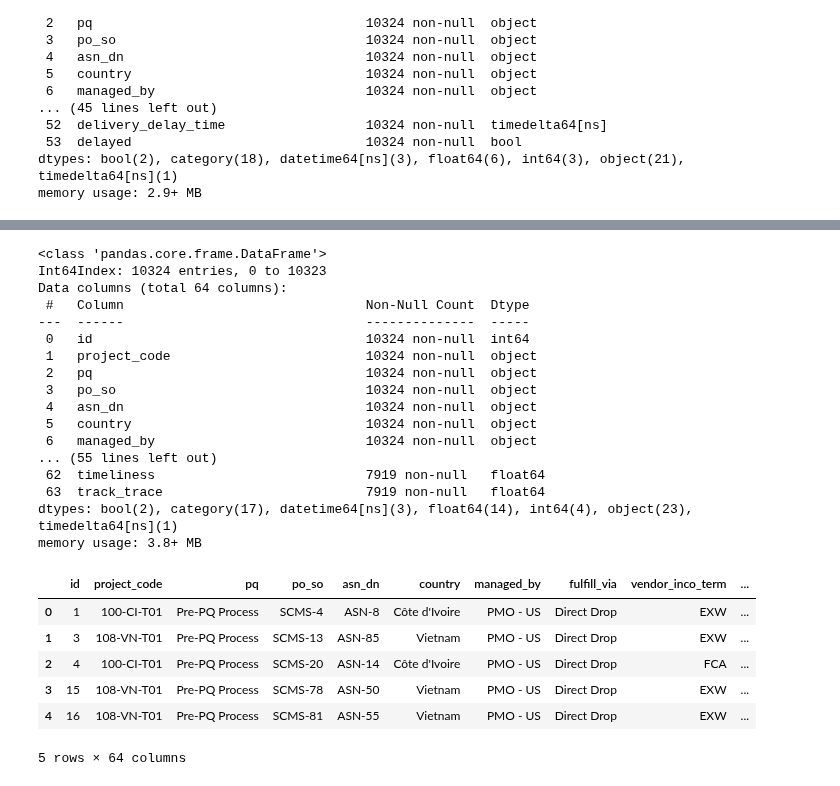
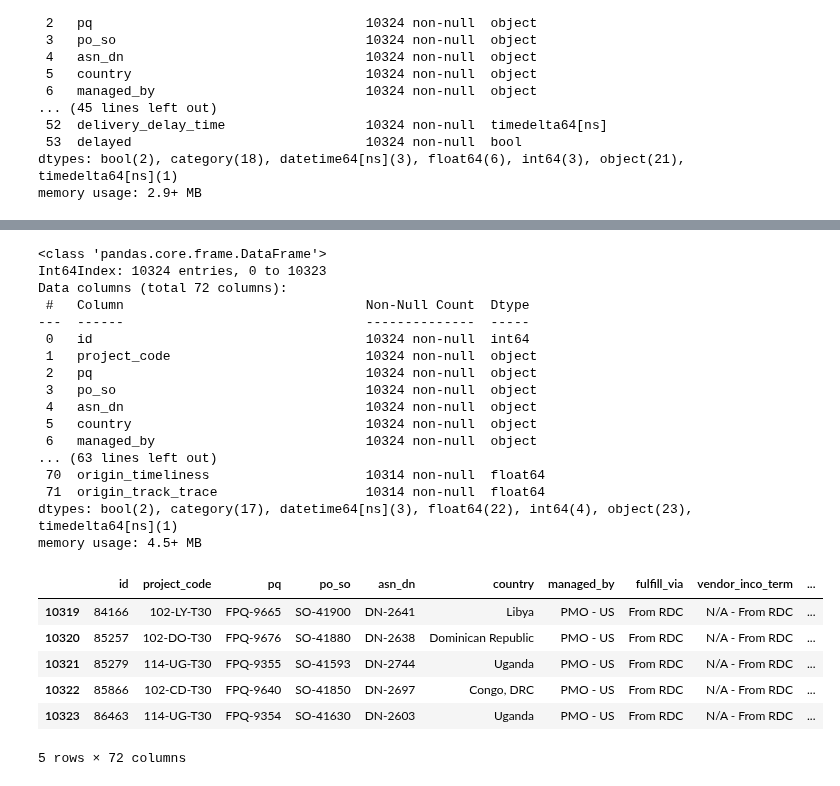
Before and after one commit to QinrenZhou/Supply-Chain-Machine-Learning-Analysis, a Jupyter notebook: Data Cleaning and Feature Engineering.ipynb, the cells around one changed output, grey strips where cells are left out. Saved outputs shown, nothing was run; the diff lists cells and outputs as text; code cells hidden in the pictures.

```diff
--- a/Data Cleaning and Feature Engineering.ipynb
+++ b/Data Cleaning and Feature Engineering.ipynb
@@ -903,6 +943,8 @@ https://lpi.worldbank.org/international/global?sort=asc&order=Infrastructure
 # %%
 fsi_lpi_df = pd.read_csv('./Data/lpi_fsi.csv')#From 2006 to 2017
 fsi_lpi_df.rename(columns={'year':'delivered_to_client_date_y'}, inplace=True)
+fsi_lpi_df["country"] = fsi_lpi_df["country"].replace(["C?te d'Ivoire"],"Côte d'Ivoire")
+
 fsi_lpi_df.head()
 # %% [output]
 |  | fsi | delivered_to_client_date_y | country | customs | infra | intl_ship | logistic_qlty | lpi | ... |
@@ -1001,0 +1098,3 @@ final_df = pd.merge(final_df, fsi_lpi_df, on = ['country','delivered_to_client_d
+# %%
+final_df = pd.merge(complete_df,factory_map_df)
+final_df = pd.merge(final_df, fsi_lpi_df, on = ['country','delivered_to_client_date_y'], how = 'left')
@@ -1002,9 +1110,14 @@ final_df = pd.merge(final_df, fsi_lpi_df, on = ['country','delivered_to_client_d
+# %%
+fsi_lpi_df.rename(columns={'fsi':'origin_fsi','country':'origin_country','customs':'origin_customs',
+                           'infra':'origin_infra','intl_ship':'origin_intl_ship','logistic_qlty':'origin_logistic_qlty',
+                           'lpi':'origin_lpi','timeliness':'origin_timeliness','track_trace':'origin_track_trace'}, inplace=True)
+final_df = pd.merge(final_df, fsi_lpi_df,on = ['origin_country','delivered_to_client_date_y'], how = 'left')
 # %%
 final_df.info()
 # %% [output]
 <class 'pandas.core.frame.DataFrame'>
 Int64Index: 10324 entries, 0 to 10323
-Data columns (total 64 columns):
+Data columns (total 72 columns):
  #   Column                               Non-Null Count  Dtype
 ---  ------                               --------------  -----
  0   id                                   10324 non-null  int64
@@ -1014,18 +1127,18 @@ Data columns (total 64 columns):
  4   asn_dn                               10324 non-null  object
  5   country                              10324 non-null  object
  6   managed_by                           10324 non-null  object
-... (55 lines left out)
- 62  timeliness                           7919 non-null   float64
- 63  track_trace                          7919 non-null   float64
-dtypes: bool(2), category(17), datetime64[ns](3), float64(14), int64(4), object(23), timedelta64[ns](1)
-memory usage: 3.8+ MB
+... (63 lines left out)
+ 70  origin_timeliness                    10314 non-null  float64
+ 71  origin_track_trace                   10314 non-null  float64
+dtypes: bool(2), category(17), datetime64[ns](3), float64(22), int64(4), object(23), timedelta64[ns](1)
+memory usage: 4.5+ MB
 # %%
-final_df.head()
+final_df.tail()
 # %% [output]
 |  | id | project_code | pq | po_so | asn_dn | country | managed_by | fulfill_via | vendor_inco_term | ... |
-| 0 | 1 | 100-CI-T01 | Pre-PQ Process | SCMS-4 | ASN-8 | Côte d'Ivoire | PMO - US | Direct Drop | EXW | ... |
-| 1 | 3 | 108-VN-T01 | Pre-PQ Process | SCMS-13 | ASN-85 | Vietnam | PMO - US | Direct Drop | EXW | ... |
-| 2 | 4 | 100-CI-T01 | Pre-PQ Process | SCMS-20 | ASN-14 | Côte d'Ivoire | PMO - US | Direct Drop | FCA | ... |
-| 3 | 15 | 108-VN-T01 | Pre-PQ Process | SCMS-78 | ASN-50 | Vietnam | PMO - US | Direct Drop | EXW | ... |
-| 4 | 16 | 108-VN-T01 | Pre-PQ Process | SCMS-81 | ASN-55 | Vietnam | PMO - US | Direct Drop | EXW | ... |
+| 10319 | 84166 | 102-LY-T30 | FPQ-9665 | SO-41900 | DN-2641 | Libya | PMO - US | From RDC | N/A - From RDC | ... |
+| 10320 | 85257 | 102-DO-T30 | FPQ-9676 | SO-41880 | DN-2638 | Dominican Republic | PMO - US | From RDC | N/A - From RDC | ... |
+| 10321 | 85279 | 114-UG-T30 | FPQ-9355 | SO-41593 | DN-2744 | Uganda | PMO - US | From RDC | N/A - From RDC | ... |
+| 10322 | 85866 | 102-CD-T30 | FPQ-9640 | SO-41850 | DN-2697 | Congo, DRC | PMO - US | From RDC | N/A - From RDC | ... |
+| 10323 | 86463 | 114-UG-T30 | FPQ-9354 | SO-41630 | DN-2603 | Uganda | PMO - US | From RDC | N/A - From RDC | ... |
-5 rows × 64 columns
+5 rows × 72 columns
```
Also changed, not shown: parts of 22 cells of this notebook, 4 other files.
